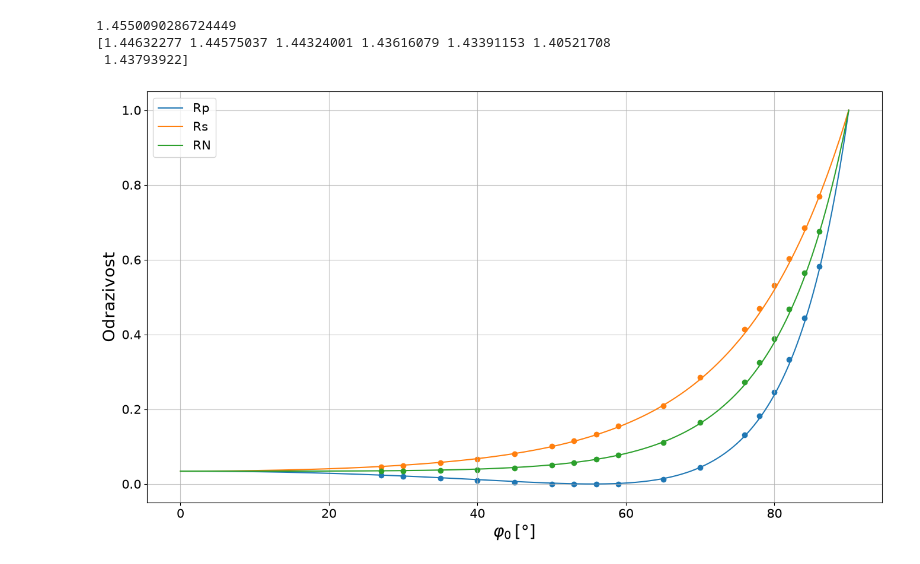
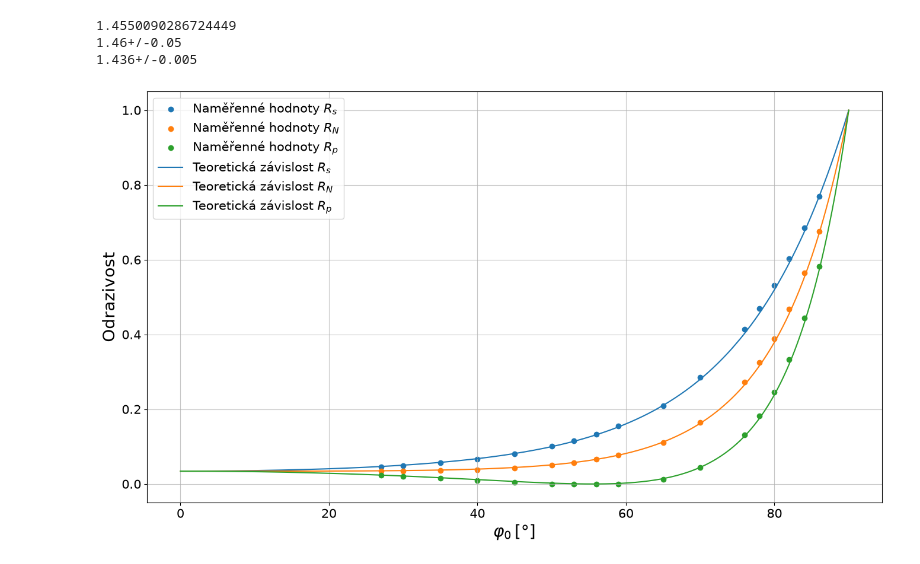
Before and after one commit to fildapanko/praktikum, a Jupyter notebook: pr2/praktikum2_07.ipynb, the cells around one changed output. Saved outputs shown, nothing was run; the diff lists cells and outputs as text; code cells hidden in the pictures.

```diff
--- a/pr2/praktikum2_07.ipynb
+++ b/pr2/praktikum2_07.ipynb
@@ -70,44 +70,58 @@ Rp = Ip / Ip0
 Rs = Is / Is0
 RN = (Rp+Rs)/2
 
+Rp_rounded = np.around(Rp, decimals=6)*100
+#print(*Rp_rounded, sep='\n')
+
+Rs_rounded = np.around(Rs, decimals=6)*100
+#print(*Rs_rounded, sep='\n')
+
+RN_rounded = np.around(RN, decimals=6)*100
+#print(*RN_rounded, sep='\n')
+
 phiB = (55.50)*np.pi/180
-phiB_unc = uf(phiB, 1)
+phiB_unc = uf(phiB, 1*np.pi/180)
 
 n_n = np.tan(phiB)
 print(n_n)
 
+print(umath.tan(phiB_unc))
+
 n_porov = (((1+Rs**0.5)*(1+Rp**0.5))/((1-Rs**0.5)*(1-Rp**0.5)))**0.5
 n_porov = n_porov[:7]
-print(n_porov)
+n_porov_rounded = np.around(n_porov, decimals=2)
+#print(*n_porov_rounded, sep='\n')
 phi1 = 99.99
 rp = -((np.tan(phi0-phi1))/(np.tan(phi0+phi1)))
+n_porov_final = uf(np.mean(n_porov), unc_A(n_porov))
+print(n_porov_final)
 
 phi0_fit = np.linspace(0,90,1000)*np.pi/180
 sin_phi1 = np.sin(phi0_fit)/n_n
 cos_phi1 = (1 - sin_phi1**2)**0.5
 rp_graf = (cos_phi1 - n_n*np.cos(phi0_fit))/(cos_phi1 + n_n*np.cos(phi0_fit))
 rs_graf = (np.cos(phi0_fit) - n_n*cos_phi1)/(np.cos(phi0_fit) + n_n*cos_phi1)
 rN_graf = (rp_graf**2 + rs_graf**2)/2
 
 fig, ax = plt.subplots(figsize=(16, 9))
 ax.set_ylabel(fr"Odrazivost", fontsize=20)
 ax.set_xlabel(fr"$\varphi_0\,[°]$", fontsize=20)
-ax.scatter(phi0*180/np.pi, Rp)
-ax.scatter(phi0*180/np.pi, Rs)
-ax.scatter(phi0*180/np.pi, RN)
-ax.plot(phi0_fit*180/np.pi, rp_graf**2, label='Rp')
-ax.plot(phi0_fit*180/np.pi, rs_graf**2, label='Rs')
-ax.plot(phi0_fit*180/np.pi, rN_graf, label='RN')
+ax.scatter(phi0*180/np.pi, Rs, label='Naměřenné hodnoty $R_s$')
+ax.scatter(phi0*180/np.pi, RN, label='Naměřenné hodnoty $R_N$')
+ax.scatter(phi0*180/np.pi, Rp, label='Naměřenné hodnoty $R_p$')
+ax.plot(phi0_fit*180/np.pi, rs_graf**2, label='Teoretická závislost $R_s$')
+ax.plot(phi0_fit*180/np.pi, rN_graf, label='Teoretická závislost $R_N$')
+ax.plot(phi0_fit*180/np.pi, rp_graf**2, label='Teoretická závislost $R_p$')
 ax.tick_params(labelsize=15)
 ax.grid(True, alpha=0.7)
 ax.legend(fontsize=15)
 path_odr = downloads_dir / 'odrazivost.png'
 plt.savefig(path_odr, dpi=300, bbox_inches='tight')
 # %% [output]
 1.4550090286724449
-[1.44632277 1.44575037 1.44324001 1.43616079 1.43391153 1.40521708
- 1.43793922]
+1.46+/-0.05
+1.436+/-0.005
-[figure, old version]
+[figure, new version]
 # %%
 # brewster
 
```
Also changed, not shown: parts of 3 cells of this notebook.
